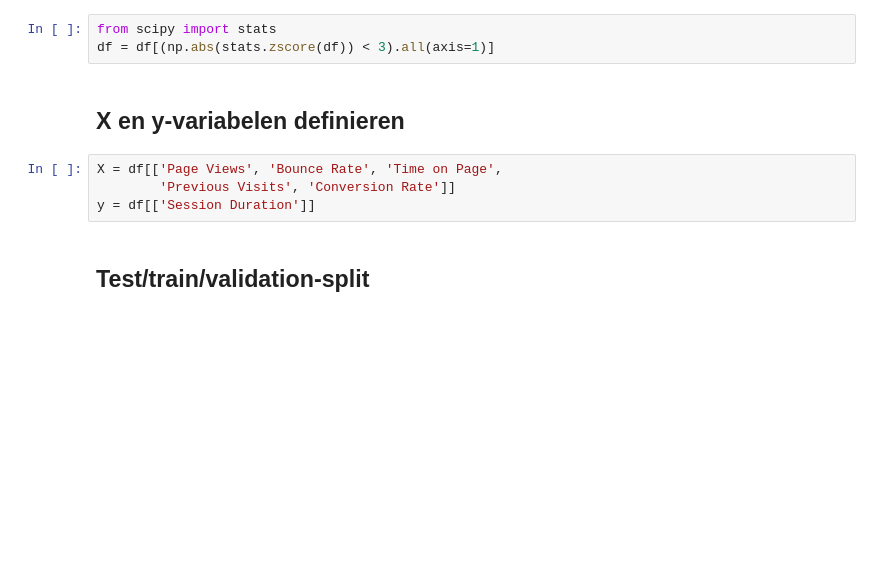
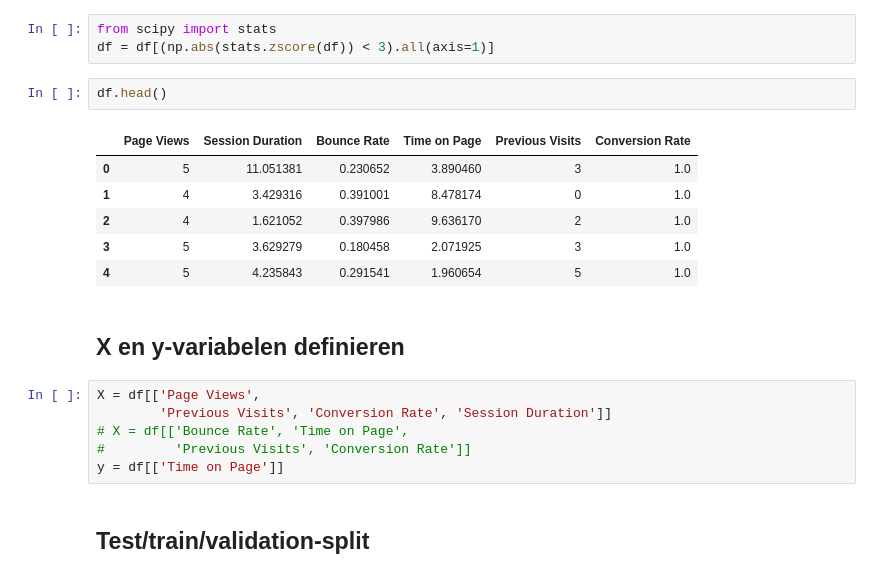
Before and after one commit to RubenSerdonsPXL/Lapland, a Jupyter notebook: Deep_Learning/P1/fresh_start.ipynb, the cells around one changed output. Drawn from its saved outputs; the diff is of its cells as text; blank space fills up the shorter version.

```diff
--- a/Deep_Learning/P1/fresh_start.ipynb
+++ b/Deep_Learning/P1/fresh_start.ipynb
@@ -31,12 +31,23 @@ df = df[['Page Views', 'Session Duration', 'Bounce Rate',
 # %%
 from scipy import stats
 df = df[(np.abs(stats.zscore(df)) < 3).all(axis=1)]
+# %%
+df.head()
+# %% [output]
+|  | Page Views | Session Duration | Bounce Rate | Time on Page | Previous Visits | Conversion Rate |
+| 0 | 5 | 11.051381 | 0.230652 | 3.890460 | 3 | 1.0 |
+| 1 | 4 | 3.429316 | 0.391001 | 8.478174 | 0 | 1.0 |
+| 2 | 4 | 1.621052 | 0.397986 | 9.636170 | 2 | 1.0 |
+| 3 | 5 | 3.629279 | 0.180458 | 2.071925 | 3 | 1.0 |
+| 4 | 5 | 4.235843 | 0.291541 | 1.960654 | 5 | 1.0 |
 # %% [markdown]
 ## X en y-variabelen definieren
 # %%
-X = df[['Page Views', 'Bounce Rate', 'Time on Page',
-        'Previous Visits', 'Conversion Rate']]
-y = df[['Session Duration']]
+X = df[['Page Views',
+        'Previous Visits', 'Conversion Rate', 'Session Duration']]
+# X = df[['Bounce Rate', 'Time on Page',
+#         'Previous Visits', 'Conversion Rate']]
+y = df[['Time on Page']]
 # %% [markdown]
 ## Test/train/validation-split
 # %%
```
Also changed, not shown: parts of 7 cells of this notebook.
